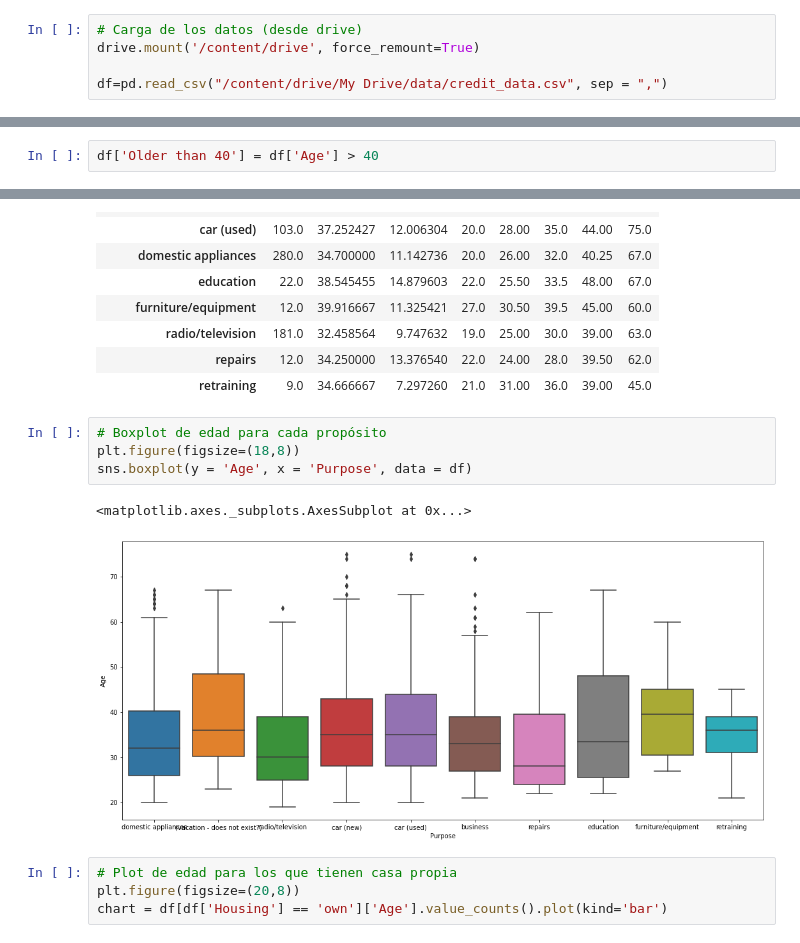
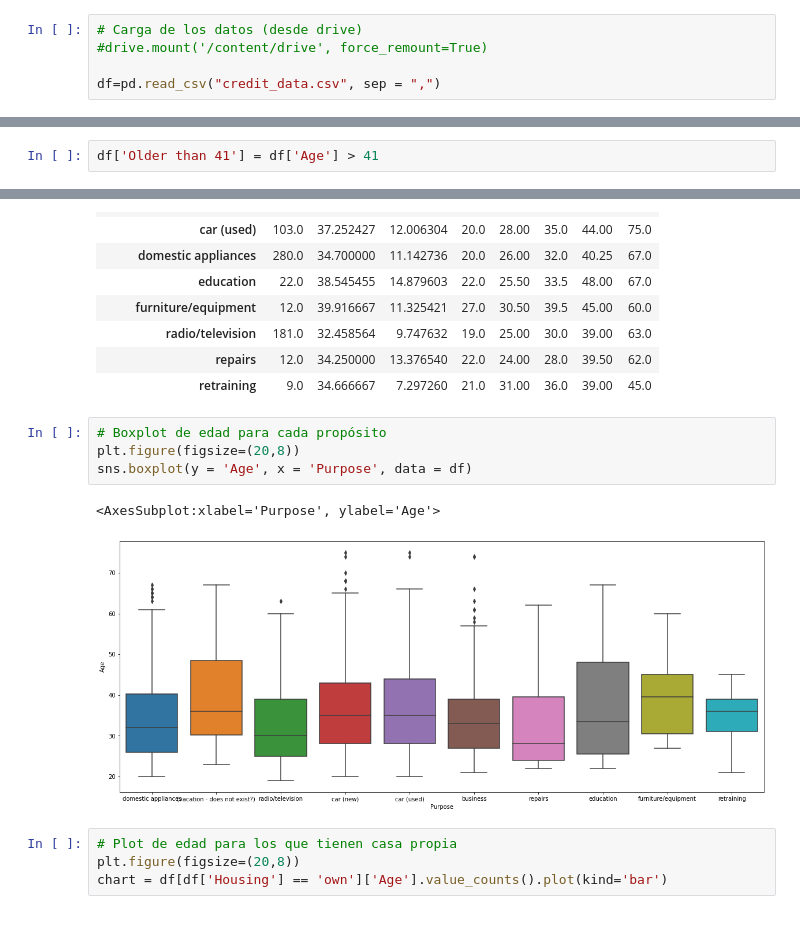
Before and after one commit to Naokirlz/ML, a Jupyter notebook: practico1/1_repaso_PyE.ipynb, the cells around one changed output, grey strips where cells are left out. Saved outputs shown, nothing was run; the diff lists cells and outputs as text.

```diff
--- a/practico1/1_repaso_PyE.ipynb
+++ b/practico1/1_repaso_PyE.ipynb
@@ -18,6 +18,6 @@ import io
 ## Carga y preparación de los datos
 # %%
 # Carga de los datos (desde drive)
-drive.mount('/content/drive', force_remount=True)
+#drive.mount('/content/drive', force_remount=True)
 
-df=pd.read_csv("/content/drive/My Drive/data/credit_data.csv", sep = ",")
+df=pd.read_csv("credit_data.csv", sep = ",")
@@ -185,7 +200,7 @@ df['Job'] = df['Job'].astype('str')
 # Nuevas variables
 df['Credit per year'] = df['Credit amount'] / df['Duration']
 # %%
-df['Older than 40'] = df['Age'] > 40
+df['Older than 41'] = df['Age'] > 41
 # %%
 df
 # %% [output]
@@ -366,11 +381,11 @@ df.groupby('Purpose')['Age'].describe()
 | retraining | 9.0 | 34.666667 | 7.297260 | 21.0 | 31.00 | 36.0 | 39.00 | 45.0 |
 # %%
 # Boxplot de edad para cada propósito
-plt.figure(figsize=(18,8))
+plt.figure(figsize=(20,8))
 sns.boxplot(y = 'Age', x = 'Purpose', data = df)
 # %% [output]
-<matplotlib.axes._subplots.AxesSubplot at 0x...>
+<AxesSubplot:xlabel='Purpose', ylabel='Age'>
-[figure, old version]
+[figure, new version]
 # %%
 # Plot de edad para los que tienen casa propia
 plt.figure(figsize=(20,8))
```
Also changed, not shown: parts of 15 cells of this notebook, 5 other files.
